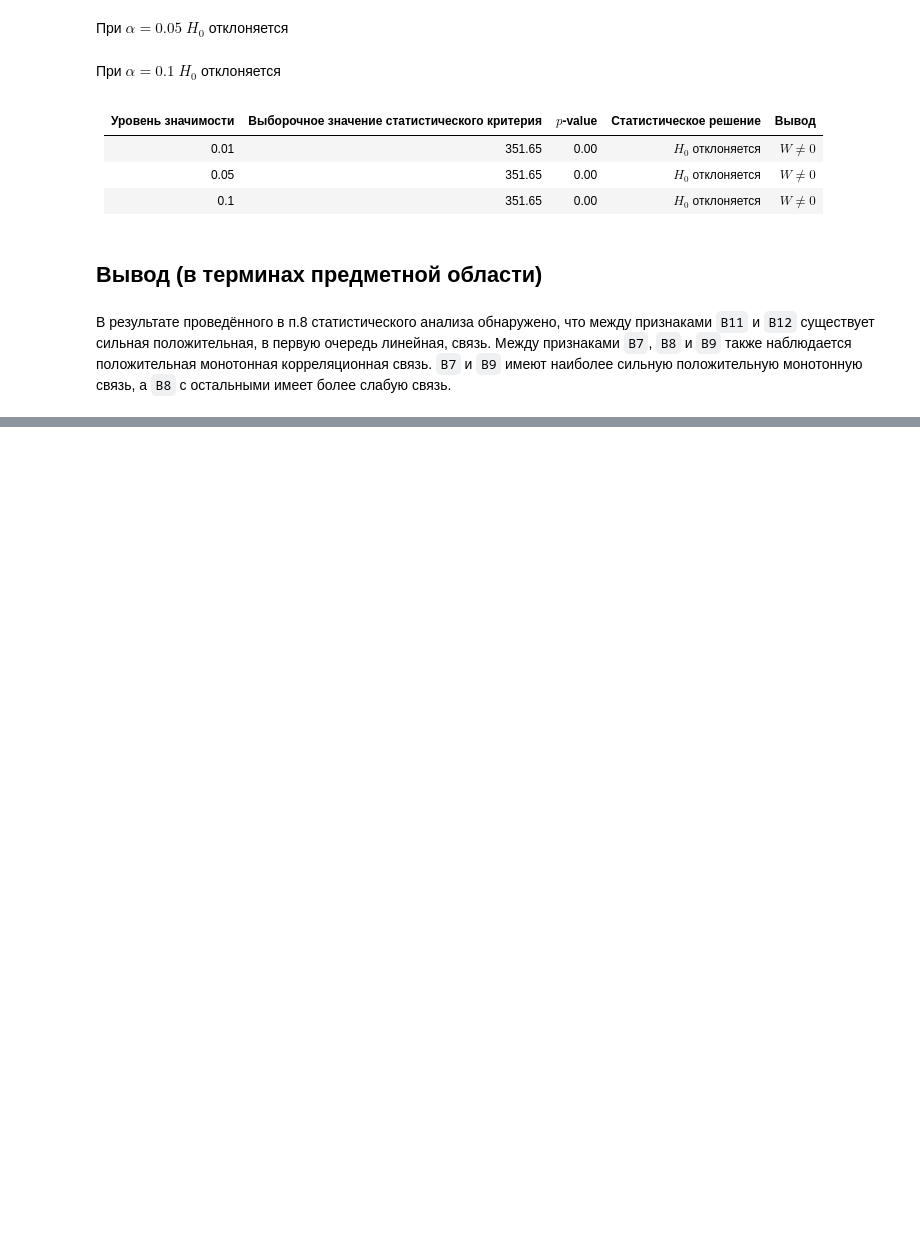
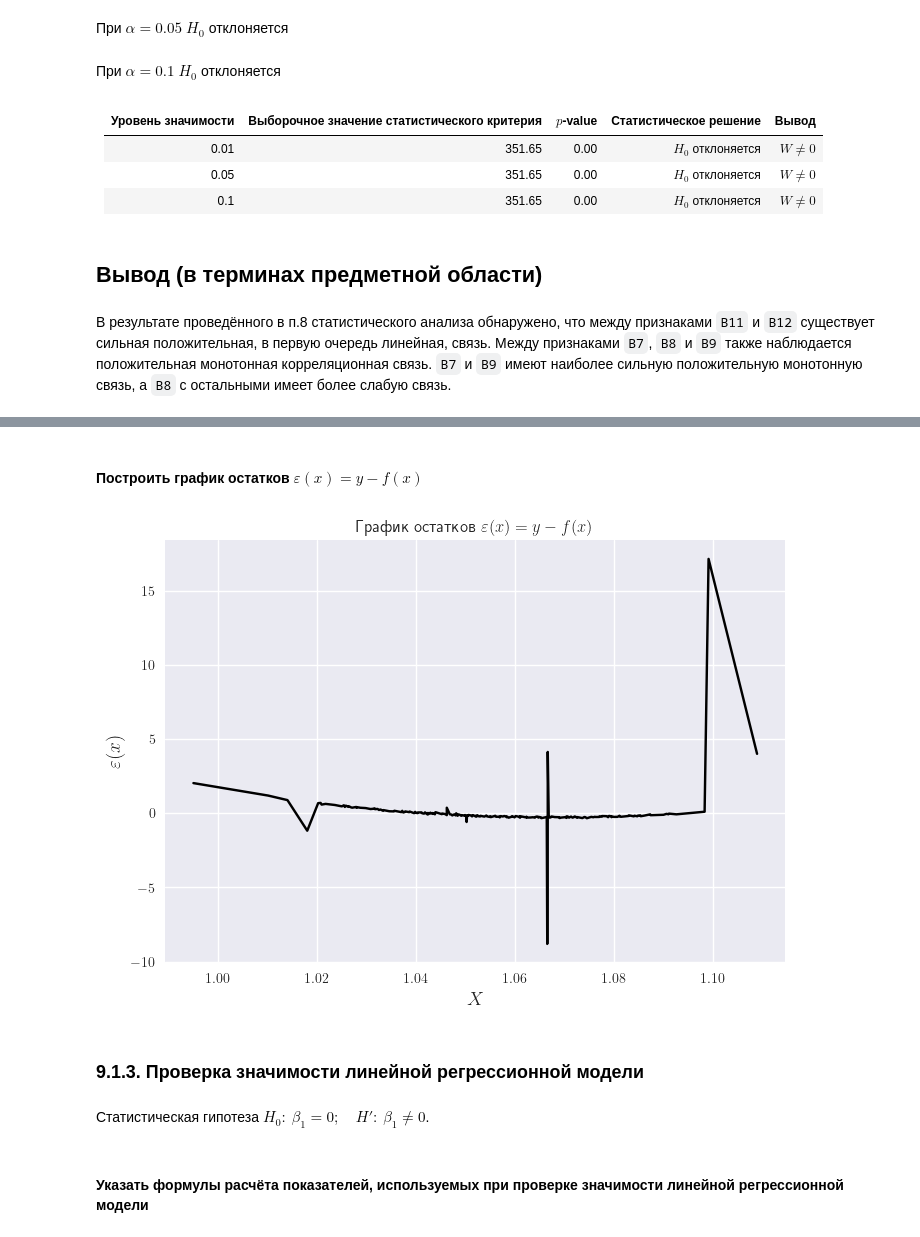
Before and after one commit to retrobannerS/mephi_stats, a Jupyter notebook: bdz/var_2/notebook.ipynb, the cells around one changed output, grey strips where cells are left out. Cells and saved outputs as stored; diff of their text form; code cells hidden in the pictures; blank space fills up the shorter version.

```diff
--- a/bdz/var_2/notebook.ipynb
+++ b/bdz/var_2/notebook.ipynb
@@ -2593,0 +2866,8 @@ $p =$ 0.00
+# %%
+def f_intervals(x):
+    std_err = m.sqrt(D_resY_unbiased) * m.sqrt(
+        1 / n + (x - X.mean()) ** 2 / (n * X.var(ddof=0))
+    )
+    return stats.t.interval(
+        1 - alpha, df=n - 2, loc=(intercept + slope * x), scale=std_err
+    )
@@ -2593,0 +2928,16 @@ $p =$ 0.00
+# %% [markdown]
+#### Построить график остатков $\varepsilon(x) = y - f(x)$
+# %%
+plt.plot(table["x"], table["y"] - table["f(x)"], color="black")
+plt.xlabel("$X$", fontsize=14)
+plt.ylabel(r"$\varepsilon(x)$", fontsize=14)
+plt.title(r"График остатков $\varepsilon(x) = y - f(x)$")
+plt.show()
+# %% [output]
+[figure, added]
+# %% [markdown]
+### 9.1.3. Проверка значимости линейной регрессионной модели
+# %% [markdown]
+Статистическая гипотеза $H_0:\ \beta_1 = 0; \quad H':\ \beta_1 \neq 0$.
+# %% [markdown]
+#### Указать формулы расчёта показателей, используемых при проверке значимости линейной регрессионной модели
```
Also changed, not shown: parts of 202 cells of this notebook, 1 other file.
